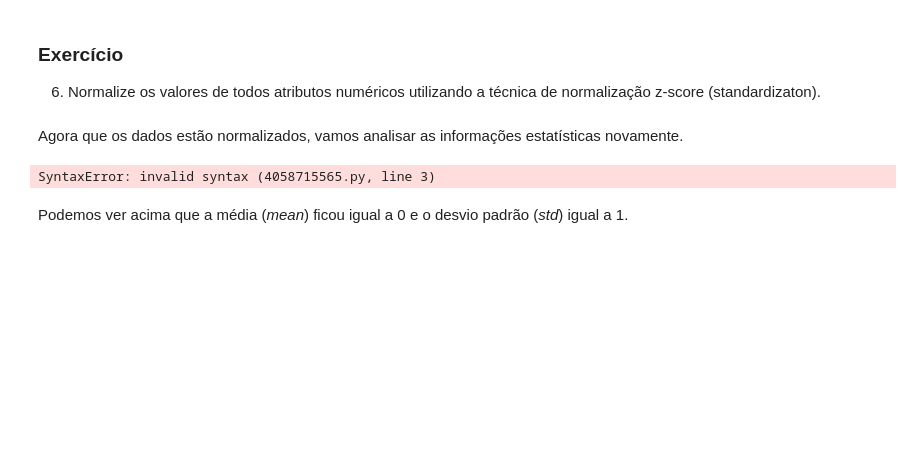
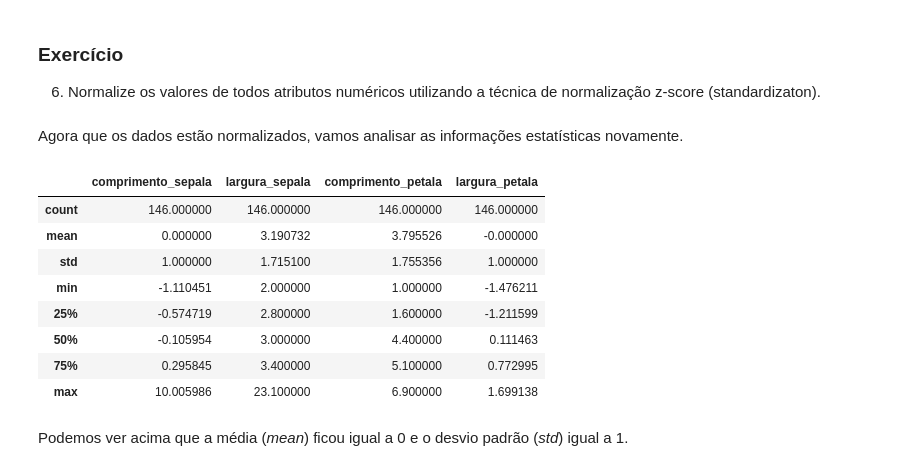
Before and after one commit to vicente322/Trabalhos-CPAD, a Jupyter notebook: T3/Preparacao de Dados.ipynb, the cells around one changed output. Saved outputs shown, nothing was run; the diff lists cells and outputs as text; code cells hidden in the pictures; blank space fills up the shorter version.

```diff
--- a/T3/Preparacao de Dados.ipynb
+++ b/T3/Preparacao de Dados.ipynb
@@ -208,8 +209,8 @@ Como podemos ver, existem algumas amostras redundantes (duplicadas) e outras inc
 5. Remova as instâncias redudantes e as instâncias inconsistentes.
 # %%
 new_dataset = new_dataset.drop_duplicates()
-
-new_dataset = new_dataset.drop(df_duplicates.index)
+df_duplicates = new_dataset[ new_dataset.duplicated(subset=['comprimento_sepala','largura_sepala','comprimento_petala','largura_petala'],keep=False)]
+new_dataset = new_dataset.drop(labels=df_duplicates.index)
 # %% [markdown]
 Abaixo podemos verificar se ainda existem amostras redudantes ou incosistentes.
 # %%
@@ -255,12 +254,27 @@ Observe que a média do atributo `comprimento_sepala` é bastante superior a mé
+# %%
+new_dataset['comprimento_sepala'] = (new_dataset['comprimento_sepala'] \
+                                    - new_dataset['comprimento_sepala'].mean()) \
+                                    / new_dataset['comprimento_sepala'].std()
+
+new_dataset['largura_petala'] = (new_dataset['largura_petala'] \
+                                - new_dataset['largura_petala'].mean()) \
+                                / new_dataset['largura_petala'].std()
 # %% [markdown]
 Agora que os dados estão normalizados, vamos analisar as informações estatísticas novamente.
 # %%
 # apresenta as principais estatísticas da base de dados
-df_detalhes = df_dataset.describe()
-new_dataset.
+df_detalhes = new_dataset.describe()
 display(df_detalhes.round(8))
 # %% [output]
-SyntaxError: invalid syntax (4058715565.py, line 3)
+|  | comprimento_sepala | largura_sepala | comprimento_petala | largura_petala |
+| count | 146.000000 | 146.000000 | 146.000000 | 146.000000 |
+| mean | 0.000000 | 3.190732 | 3.795526 | -0.000000 |
+| std | 1.000000 | 1.715100 | 1.755356 | 1.000000 |
+| min | -1.110451 | 2.000000 | 1.000000 | -1.476211 |
+| 25% | -0.574719 | 2.800000 | 1.600000 | -1.211599 |
+| 50% | -0.105954 | 3.000000 | 4.400000 | 0.111463 |
+| 75% | 0.295845 | 3.400000 | 5.100000 | 0.772995 |
+| max | 10.005986 | 23.100000 | 6.900000 | 1.699138 |
 # %% [markdown]
 Podemos ver acima que a média (*mean*) ficou igual a 0 e o desvio padrão (*std*) igual a 1.
 # %% [markdown]
```
Also changed, not shown: parts of 7 cells of this notebook.
